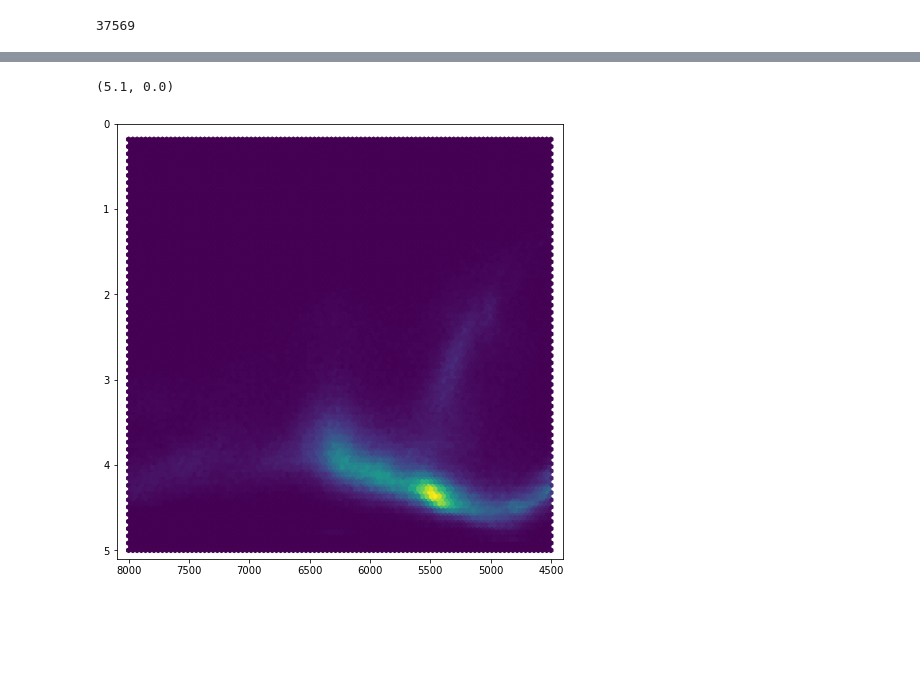
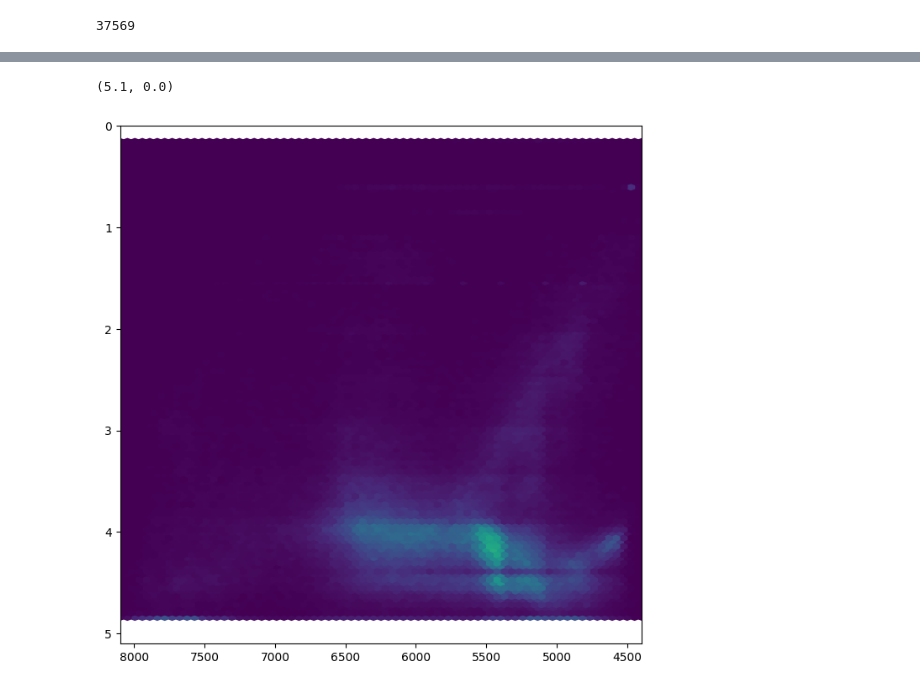
Before and after one commit to aydanmckay/clean-data, a Jupyter notebook: sspp.ipynb, the cells around one changed output, grey strips where cells are left out. Cells and saved outputs as stored; diff of their text form; code cells hidden in the pictures; blank space fills up the shorter version.

```diff
--- a/sspp.ipynb
+++ b/sspp.ipynb
@@ -94,8 +94,8 @@ We recommend using the adopted Teff, log g, and [Fe/H] unless you want to use th
 # %%
 sspp['origin'] = 'SSPP'
 # %%
-required_columns = ['origin', 'SPECOBJID', 'RA', 'DEC', 'RV_ADOP', 'RV_ADOP_UNC', 'TEFF_ADOP', 'TEFF_ADOP_UNC',
-                    'LOGG_ADOP', 'LOGG_ADOP_UNC', 'FEH_ADOP', 'FEH_ADOP_UNC', 'AFE', 'AFE_UNC'] # NEED A GAIA SOURCE ID
+required_columns = ['origin', 'SPECOBJID', 'RA', 'DEC', 'RV_ADOP', 'RV_ADOP_UNC', 'TEFF_NGS1', 'TEFF_NGS1_UNC',
+                    'LOGG_NGS2', 'LOGG_NGS2_UNC', 'FEH_NGS2', 'FEH_NGS2_UNC', 'AFE', 'AFE_UNC'] # NEED A GAIA SOURCE ID
 # %%
 sspp = sspp[required_columns]
 # %%
@@ -140,8 +140,8 @@ KeyError: 'TEFF_NGS1'
 # %%
 plt.figure(figsize=(8,8))
-plt.hexbin(sspp_n['TEFF_ADOP'].values, sspp_n['LOGG_ADOP'].values)
+plt.hexbin(sspp_n['TEFF_NGS1'].values, sspp_n['LOGG_NGS2'].values)
 plt.xlim(8100,4400)
 plt.ylim(5.1,0)
 # %% [output]
 (5.1, 0.0)
-[figure, old version]
+[figure, new version]
```
Also changed, not shown: parts of 4 cells of this notebook, 3 other files.
